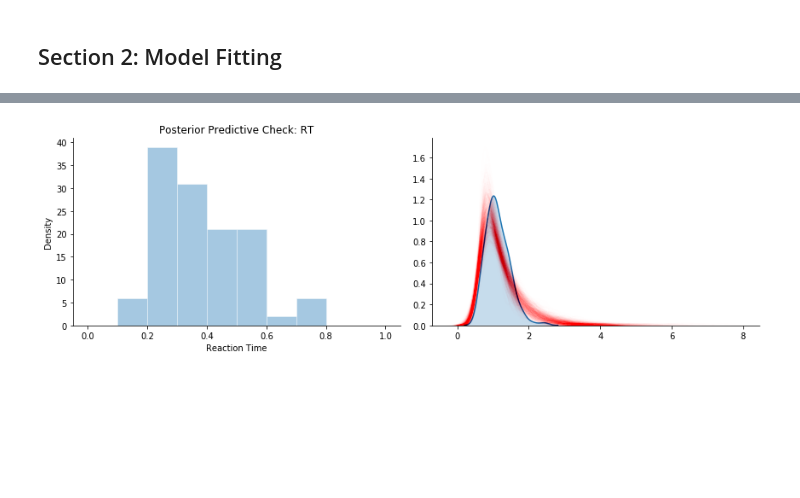
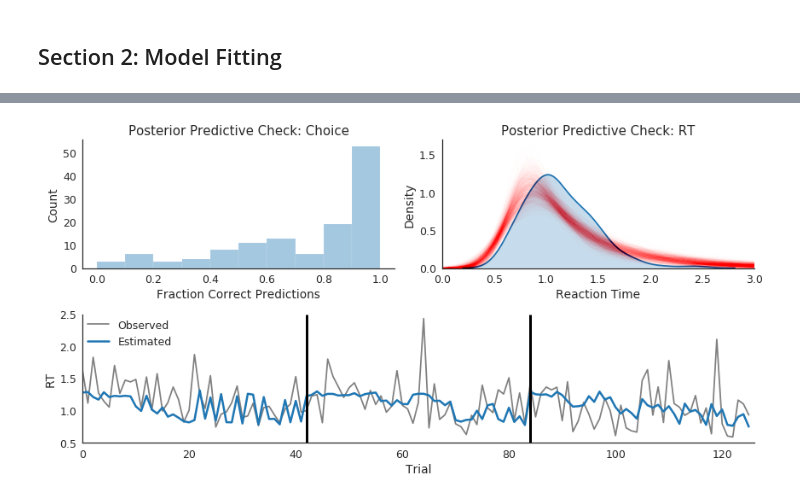
Before and after one commit to szorowi1/pni-rotations, a Jupyter notebook: explorations.ipynb, the cells around one changed output, grey strips where cells are left out. Cells and saved outputs as stored; diff of their text form; code cells hidden in the pictures; blank space fills up the shorter version.

```diff
--- a/explorations.ipynb
+++ b/explorations.ipynb
@@ -134,10 +134,7 @@ INFO:pystan:COMPILING THE C++ CODE FOR MODEL anon_model_1df21ae4e05437197cf55c75
 E-BFMI indicated no pathological behavior
 Done.
 # %%
-import matplotlib.pyplot as plt
-import seaborn as sns
 from scripts.wiener import wiener_rng
-%matplotlib inline
 
 #~~~~~~~~~~~~~~~~~~~~~~~~~~~~~~~~~~~~~~~~~~#
 ### Posterior predictive checks.
@@ -158,26 +155,45 @@ for i in np.arange(n_samp):
     for j in np.arange(n_block):
         for k in np.arange(n_trial):
             Z_pred[i,j,k], Y_pred[i,j,k] = wiener_rng(alpha[i], tau[i], 0.5, drift[i,j,k])
+
+## Swap all 1s and 2s.
+Y_pred = 3 - Y_pred
 # %%
+import matplotlib.pyplot as plt
+import seaborn as sns
+sns.set_style('white')
+sns.set_context('notebook', font_scale=1.25)
+%matplotlib inline
+
 #~~~~~~~~~~~~~~~~~~~~~~~~~~~~~~~~~~~~~~~~~~#
 ### Plotting.
 #~~~~~~~~~~~~~~~~~~~~~~~~~~~~~~~~~~~~~~~~~~#
 
 ## Initialize canvas.
-fig, axes = plt.subplots(1,2,figsize=(12,4))
+fig = plt.figure(figsize=(12,6))
 
 ## Plot choice ppc.
+ax = plt.subplot2grid((2,2),(0,0))
 Y_ppc = np.array([np.equal(Y,y) for y in Y_pred]).mean(axis=0)
 sns.distplot(Y_ppc.flatten(), bins=np.arange(0,1.1,0.1), kde=False,
-             hist_kws=dict(edgecolor='w'), ax=axes[0])
-axes[0].set(xlabel='Fraction Correct Predictions', ylabel='Count', title='Posterior Predictive Check: Choice')
+             hist_kws=dict(edgecolor='w'), ax=ax)
+ax.set(xlabel='Fraction Correct Predictions', ylabel='Count', title='Posterior Predictive Check: Choice')
 
 ## Plot RT ppc.
-sns.kdeplot(Z.flatten(), shade=True, ax=axes[1])
-for arr in Z_pred: sns.kdeplot(arr.flatten(), color='r', alpha=0.005, ax=axes[1])
-axes[0].set(xlabel='Reaction Time', ylabel='Density', title='Posterior Predictive Check: RT')
+ax = plt.subplot2grid((2,2),(0,1))
+sns.kdeplot(Z.flatten(), shade=True, ax=ax)
+for arr in Z_pred: sns.kdeplot(arr.flatten(), color='r', alpha=0.005, ax=ax)
+ax.set(xlabel='Reaction Time', xlim=(0,3), ylabel='Density', title='Posterior Predictive Check: RT')
+
+## Plot RT timeseries.
+ax = plt.subplot2grid((2,2),(1,0),colspan=2)
+ax.plot(Z.flatten(), color='grey', label='Observed')
+ax.plot(np.median(Z_pred, axis=0).flatten(), lw=2.5, label='Estimated')
+ax.vlines([42,84], 0.5, 2.5, lw=3, color='k', zorder=90)
+ax.set(xlim=(0,126), xlabel='Trial', ylim=(0.5,2.5), ylabel='RT')
+ax.legend(loc=2, borderpad=0)
 
 sns.despine()
 plt.tight_layout()
 # %% [output]
-[figure, old version]
+[figure, new version]
```
Also changed, not shown: parts of 1 cell of this notebook, 1 other file.
